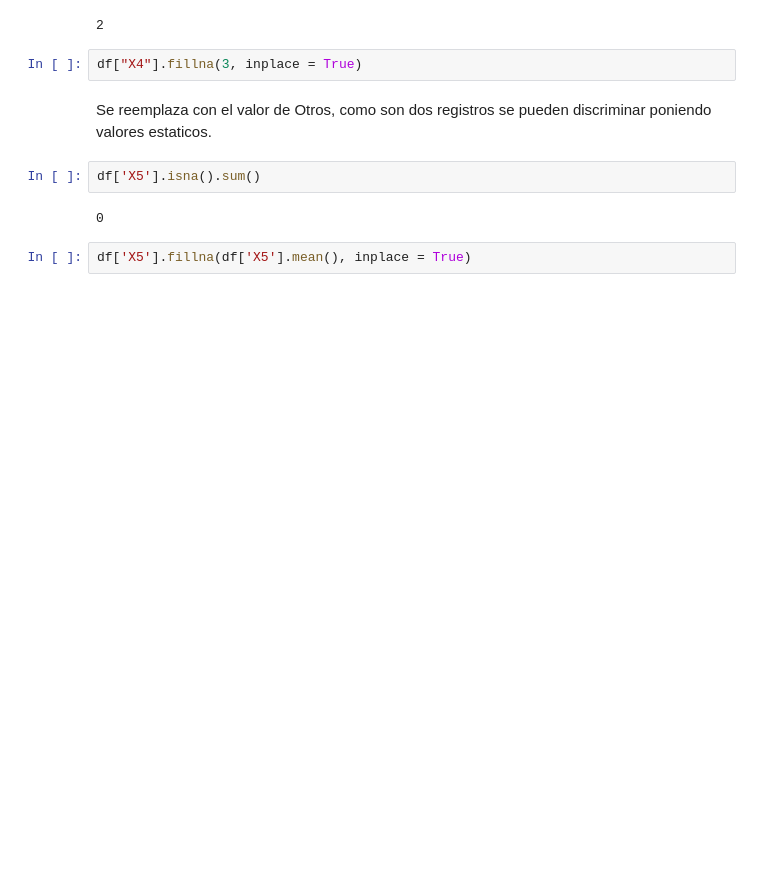
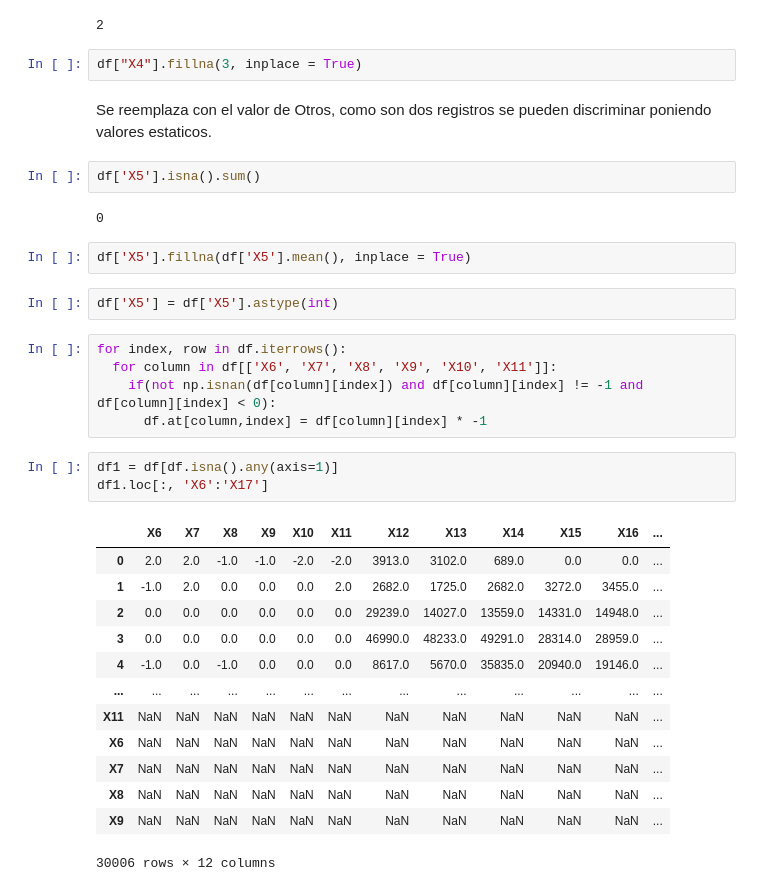
Before and after one commit to PosgradoMNA/actividades-de-aprendizaje-JulioOsvaldoHernandezBucio, a Jupyter notebook: Semana3_Actividad1.ipynb, the cells around one changed output. Cells and saved outputs as stored; diff of their text form; blank space fills up the shorter version.

```diff
--- a/Semana3_Actividad1.ipynb
+++ b/Semana3_Actividad1.ipynb
@@ -104,3 +104,27 @@ df['X5'].isna().sum()
 0
 # %%
 df['X5'].fillna(df['X5'].mean(), inplace = True)
+# %%
+df['X5'] = df['X5'].astype(int)
+# %%
+for index, row in df.iterrows():
+  for column in df[['X6', 'X7', 'X8', 'X9', 'X10', 'X11']]:
+    if(not np.isnan(df[column][index]) and df[column][index] != -1 and df[column][index] < 0):
+      df.at[column,index] = df[column][index] * -1
+# %%
+df1 = df[df.isna().any(axis=1)]
+df1.loc[:, 'X6':'X17']
+# %% [output]
+|  | X6 | X7 | X8 | X9 | X10 | X11 | X12 | X13 | X14 | X15 | X16 | ... |
+| 0 | 2.0 | 2.0 | -1.0 | -1.0 | -2.0 | -2.0 | 3913.0 | 3102.0 | 689.0 | 0.0 | 0.0 | ... |
+| 1 | -1.0 | 2.0 | 0.0 | 0.0 | 0.0 | 2.0 | 2682.0 | 1725.0 | 2682.0 | 3272.0 | 3455.0 | ... |
+| 2 | 0.0 | 0.0 | 0.0 | 0.0 | 0.0 | 0.0 | 29239.0 | 14027.0 | 13559.0 | 14331.0 | 14948.0 | ... |
+| 3 | 0.0 | 0.0 | 0.0 | 0.0 | 0.0 | 0.0 | 46990.0 | 48233.0 | 49291.0 | 28314.0 | 28959.0 | ... |
+| 4 | -1.0 | 0.0 | -1.0 | 0.0 | 0.0 | 0.0 | 8617.0 | 5670.0 | 35835.0 | 20940.0 | 19146.0 | ... |
+| ... | ... | ... | ... | ... | ... | ... | ... | ... | ... | ... | ... | ... |
+| X11 | NaN | NaN | NaN | NaN | NaN | NaN | NaN | NaN | NaN | NaN | NaN | ... |
+| X6 | NaN | NaN | NaN | NaN | NaN | NaN | NaN | NaN | NaN | NaN | NaN | ... |
+| X7 | NaN | NaN | NaN | NaN | NaN | NaN | NaN | NaN | NaN | NaN | NaN | ... |
+| X8 | NaN | NaN | NaN | NaN | NaN | NaN | NaN | NaN | NaN | NaN | NaN | ... |
+| X9 | NaN | NaN | NaN | NaN | NaN | NaN | NaN | NaN | NaN | NaN | NaN | ... |
+30006 rows × 12 columns
```
Also changed, not shown: parts of 2 cells of this notebook.
